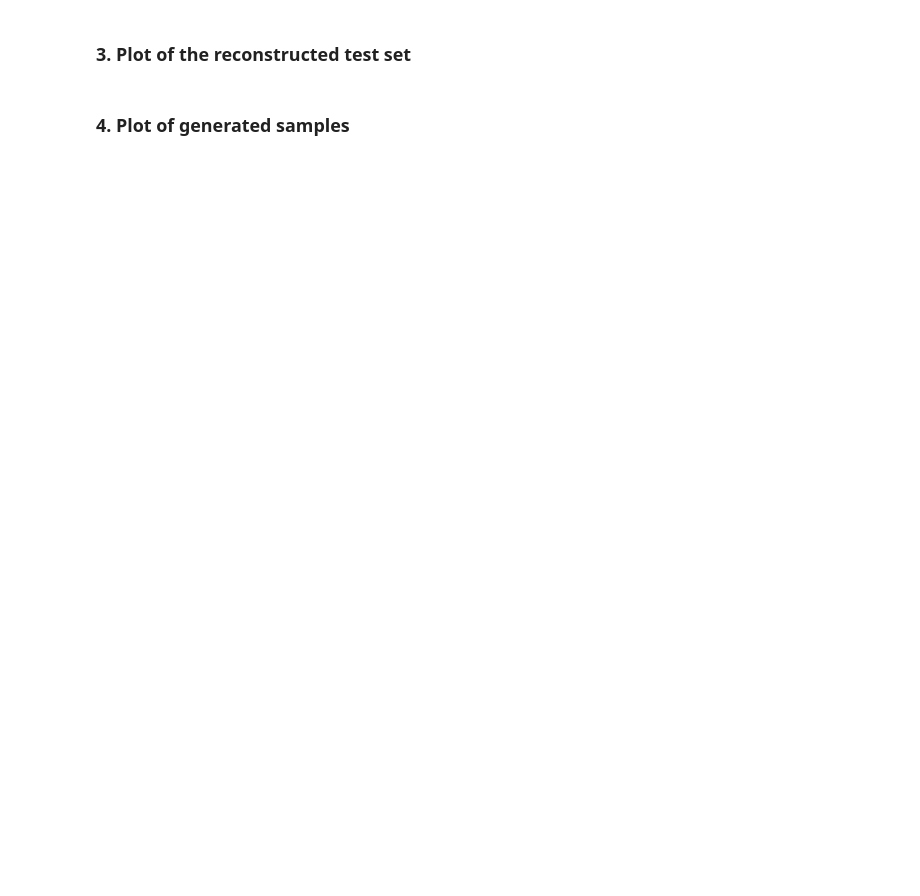
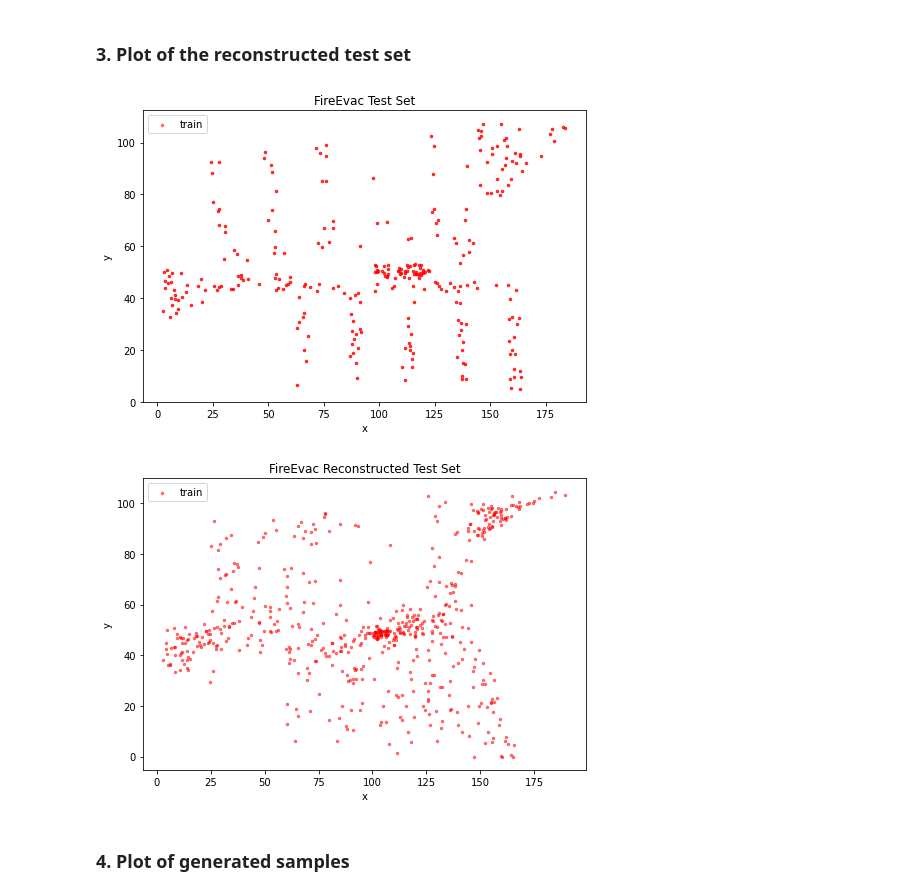
Before and after one commit to sonmikrafft-uni-MLCMS/ex4, a Jupyter notebook: task_4.ipynb, the cells around one changed output. Drawn from its saved outputs; the diff is of its cells as text; code cells hidden in the pictures; blank space fills up the shorter version.

```diff
--- a/task_4.ipynb
+++ b/task_4.ipynb
@@ -31,2 +92,16 @@ plot_2d_train_test(
+# %%
+plot_2d_fire_evac_set(test, xlabel="x", ylabel="y", title="FireEvac Test Set", save_path="plots/fire_evac_test_data.pdf", alpha=0.5)
+
+test_reconstructed = np.empty_like(test_normalised)
+for i in range(test_normalised.shape[0]):
+    _, _, z = vae.encoder(test_normalised[i-1].reshape(-1, 2))
+    test_sample = vae.decoder(z)[0]
+    test_reconstructed[i-1] = test_sample
+
+test_reconstructed = renormalise(test_reconstructed, test)
+plot_2d_fire_evac_set(test_reconstructed, xlabel="x", ylabel="y", title="FireEvac Reconstructed Test Set", save_path="plots/fire_evac_test_data_reconstruction.pdf", alpha=0.5)
+# %% [output]
+[figure, added]
+[figure, added]
 # %% [markdown]
 ### 4. Plot of generated samples
```
Also changed, not shown: parts of 12 cells of this notebook.
